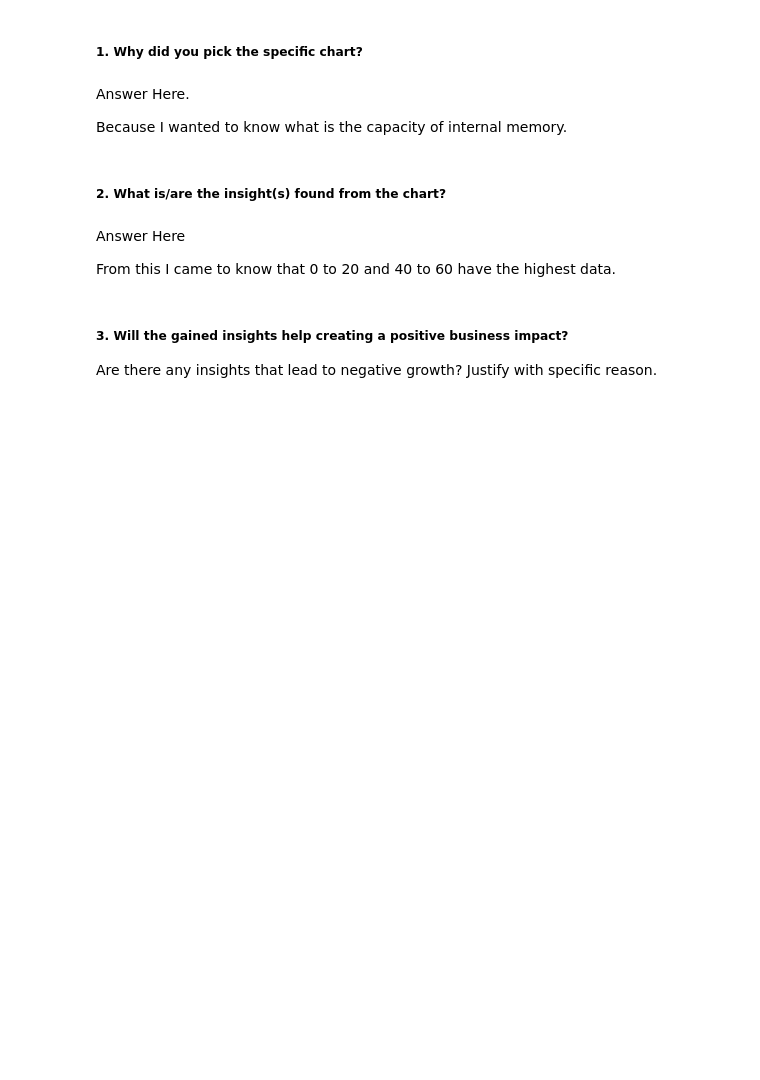
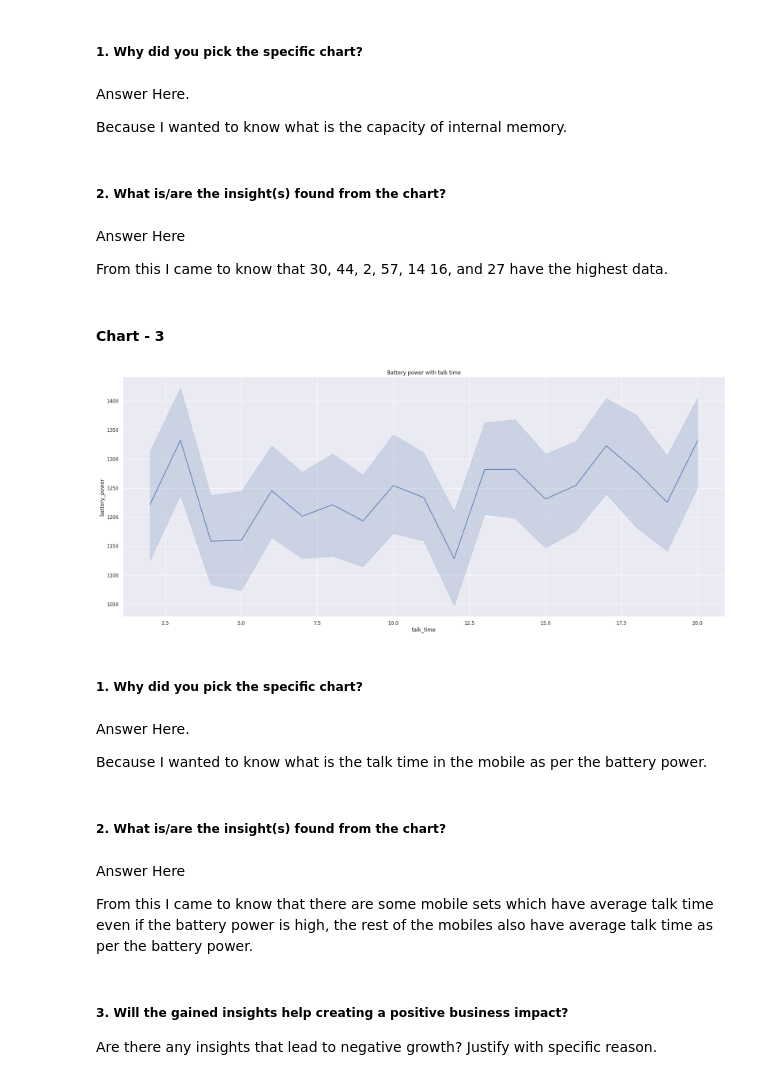
Before and after one commit to Manoharjha333/Mobile-price-range-prediction-classification, a Jupyter notebook: Mobile_price_range_prediction_classification.ipynb, the cells around one changed output. Drawn from its saved outputs; the diff is of its cells as text; code cells hidden in the pictures; blank space fills up the shorter version.

```diff
--- a/Mobile_price_range_prediction_classification.ipynb
+++ b/Mobile_price_range_prediction_classification.ipynb
@@ -564,7 +565,33 @@ Because I wanted to know what is the capacity of internal memory.
 # %% [markdown]
 Answer Here
 
-From this I came to know that 0 to 20 and 40 to 60 have the highest data.
+From this I came to know that 30, 44, 2, 57, 14 16, and 27 have the highest data.
+# %% [markdown]
+#### Chart - 3
+# %%
+# Chart - 3 visualization code
+fig, ax = plt.subplots(figsize =(25, 10))
+
+categories = df['talk_time']
+values = df['battery_power']
+
+sns.lineplot(data=df, x=categories, y=values)
+plt.title('Battery power with talk time')
+plt.show()
+# %% [output]
+[figure, added]
+# %% [markdown]
+##### 1. Why did you pick the specific chart?
+# %% [markdown]
+Answer Here.
+
+Because I wanted to know what is the talk time in the mobile as per the battery power.
+# %% [markdown]
+##### 2. What is/are the insight(s) found from the chart?
+# %% [markdown]
+Answer Here
+
+From this I came to know that there are some mobile sets which have average talk time even if the battery power is high, the rest of the mobiles also have average talk time as per the battery power.
 # %% [markdown]
 ##### 3. Will the gained insights help creating a positive business impact?
 Are there any insights that lead to negative growth? Justify with specific reason.
```
Also changed, not shown: parts of 53 cells of this notebook.
